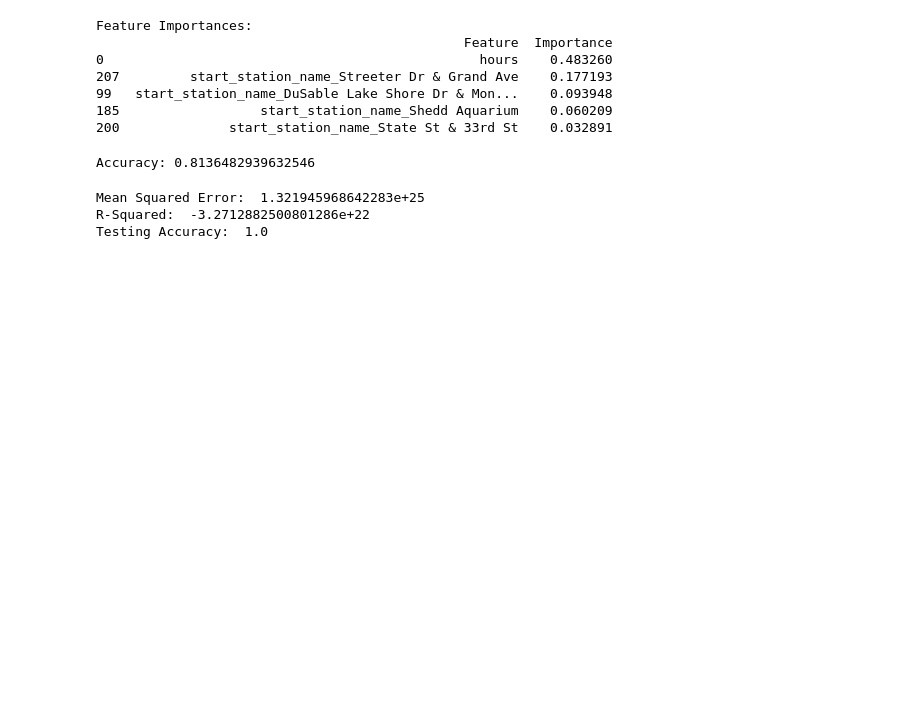
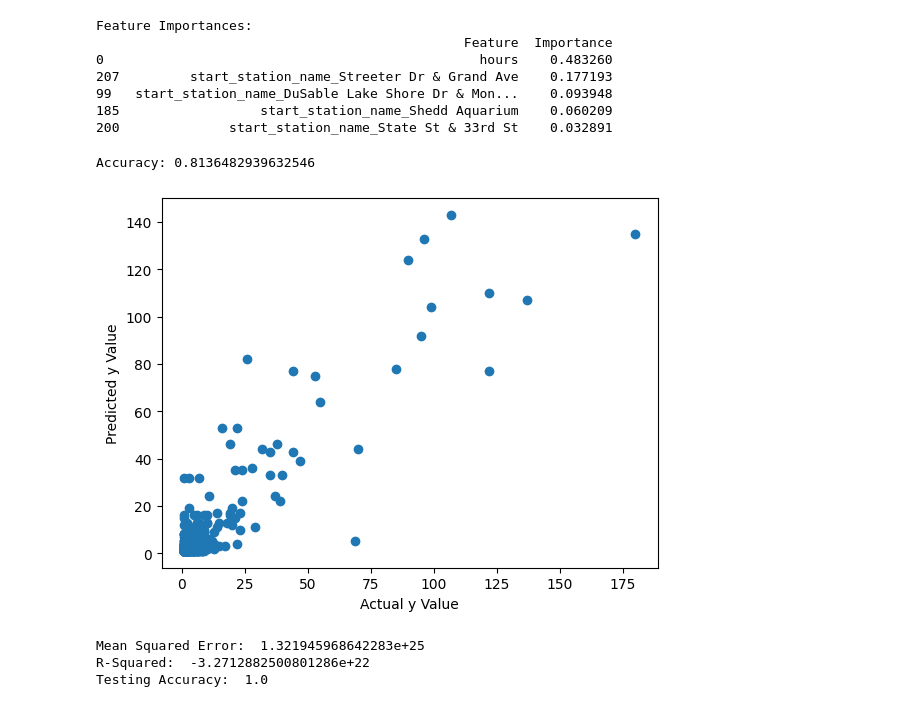
Before and after one commit to neelunerella/DivvyBikePredictions, a Jupyter notebook: divvy.ipynb, the cells around one changed output. Cells and saved outputs as stored; diff of their text form; code cells hidden in the pictures; blank space fills up the shorter version.

Commit message:
Update divvy.ipynb
scatter plot for decision tree

```diff
--- a/divvy.ipynb
+++ b/divvy.ipynb
@@ -222,17 +222,22 @@ Feature Importances:
 # %%
 # Set a threshold to classify as high or low
 threshold = 5  # You can adjust this threshold based on your problem
 
 # Convert regression predictions to binary classification
 y_pred_class = (y_pred > threshold).astype(int)
 ytest_class = (ytest > threshold).astype(int)
 
 # Calculate accuracy
 accuracy = np.mean(y_pred_class == ytest_class)
 
 print(f'Accuracy: {accuracy}')
+plt.scatter(ytest, y_pred)
+plt.xlabel('Actual y Value')
+plt.ylabel('Predicted y Value')
+plt.show()
 # %% [output]
 Accuracy: 0.8136482939632546
+[figure, added]
 # %%
 
 lrm = LinearRegression()
```
Also changed, not shown: parts of 1 cell of this notebook.
